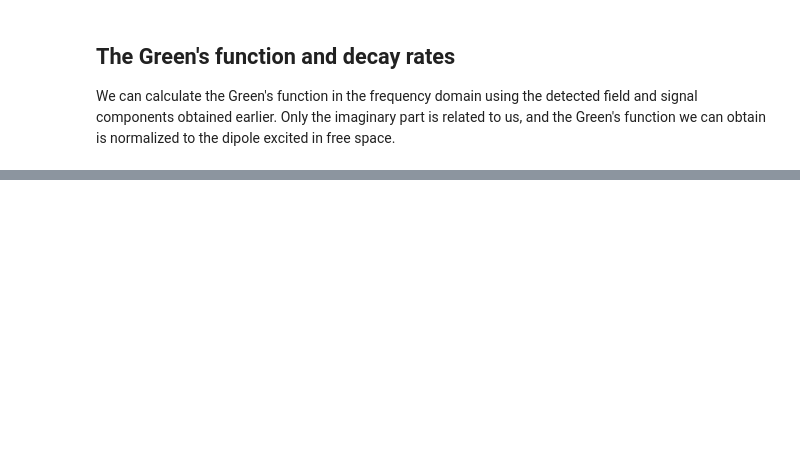
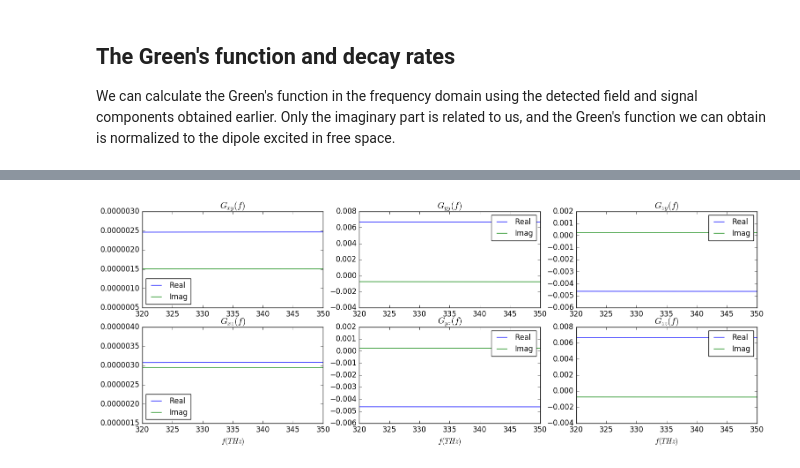
Before and after one commit to i2000s/simnanophotonics, a Jupyter notebook: Nanofiber.ipynb, the cells around one changed output, grey strips where cells are left out. Cells and saved outputs as stored; diff of their text form; code cells hidden in the pictures; blank space fills up the shorter version.

```diff
--- a/Nanofiber.ipynb
+++ b/Nanofiber.ipynb
@@ -208,0 +225,90 @@ Above shows the local Green's function elements at the dipole position due to th
+# %%
+# With a dipole orientated along y-axis.
+ex = h5read("data/nanofiber-Ert-ey.h5", "ex.r") + im*h5read("data/nanofiber-Ert-ey.h5", "ex.i")
+ey = h5read("data/nanofiber-Ert-ey.h5", "ey.r") + im*h5read("data/nanofiber-Ert-ey.h5", "ey.i")
+ez = h5read("data/nanofiber-Ert-ey.h5", "ez.r") + im*h5read("data/nanofiber-Ert-ey.h5", "ez.i")
+ex = ex[end:-1:1]; ey = ey[end:-1:1]; ez = ez[end:-1:1];
+ex_f=fft(ex); ey_f=fft(ey); ez_f=fft(ez);
+Gxy=ex_f./(E_source_f);
+Gyy=ey_f./(E_source_f);
+Gzy=ez_f./(E_source_f);
+
+# With a dipole orientated along z-axis.
+ex = h5read("data/nanofiber-Ert-ez.h5", "ex.r") + im*h5read("data/nanofiber-Ert-ez.h5", "ex.i")
+ey = h5read("data/nanofiber-Ert-ez.h5", "ey.r") + im*h5read("data/nanofiber-Ert-ez.h5", "ey.i")
+ez = h5read("data/nanofiber-Ert-ez.h5", "ez.r") + im*h5read("data/nanofiber-Ert-ez.h5", "ez.i")
+ex = ex[end:-1:1]; ey = ey[end:-1:1]; ez = ez[end:-1:1];
+ex_f=fft(ex); ey_f=fft(ey); ez_f=fft(ez);
+Gxz=ex_f./(E_source_f);
+Gyz=ey_f./(E_source_f);
+Gzz=ez_f./(E_source_f);
+
+# Plot the corresponding GFT elements.
+figure(figsize=(18,6))
+subplot(2,3,1)
+plot(real(Gxy))
+plot(imag(Gxy))
+title("\$G_{xy}(f)\$")
+#xlabel(L"f(THz)")
+xlim([320,350])
+#xticks(linspace(800,960,5))
+#ylabel(L"$G_{xx}/G_0$ (arbitrary units)")
+#ylim([-20,20])
+legend(["Real", "Imag"],fontsize=12,loc="lower left")
+#legend(["Imag"],fontsize=8)
+
+subplot(2,3,2)
+plot(real(Gyy))
+plot(imag(Gyy))
+title("\$G_{yy}(f)\$")
+#xlabel(L"f(THz)")
+xlim([320,350])
+#xticks(linspace(800,960,5))
+#ylabel(L"$G_{yx}/G_0$ (arbitrary units)")
+legend(["Real", "Imag"],fontsize=12)
+
+subplot(2,3,3)
+plot(real(Gzy))
+plot(imag(Gzy))
+title("\$G_{zy}(f)\$")
+#xlabel(L"f(THz)")
+xlim([320,350])
+#ylim([-10,10])
+#xticks(linspace(800,960,5))
+#ylabel(L"$G_{zx}/G_0$ (arbitrary units)")
+legend(["Real", "Imag"],fontsize=12)
+
+subplot(2,3,4)
+plot(real(Gxz))
+plot(imag(Gxz))
+title("\$G_{xz}(f)\$")
+xlabel(L"f(THz)")
+xlim([320,350])
+#xticks(linspace(800,960,5))
+#ylabel(L"$G_{xx}/G_0$ (arbitrary units)")
+#ylim([-20,20])
+legend(["Real", "Imag"],fontsize=12,loc="lower left")
+#legend(["Imag"],fontsize=8)
+
+subplot(2,3,5)
+plot(real(Gyz))
+plot(imag(Gyz))
+title("\$G_{yz}(f)\$")
+xlabel(L"f(THz)")
+xlim([320,350])
+#xticks(linspace(800,960,5))
+#ylabel(L"$G_{yx}/G_0$ (arbitrary units)")
+legend(["Real", "Imag"],fontsize=12)
+
+subplot(2,3,6)
+plot(real(Gzz))
+plot(imag(Gzz))
+title("\$G_{zz}(f)\$")
+xlabel(L"f(THz)")
+xlim([320,350])
+#ylim([-10,10])
+#xticks(linspace(800,960,5))
+#ylabel(L"$G_{zx}/G_0$ (arbitrary units)")
+legend(["Real", "Imag"],fontsize=12)
+# %% [output]
+[figure, added]
```
Also changed, not shown: parts of 12 cells of this notebook, 37 other files.
